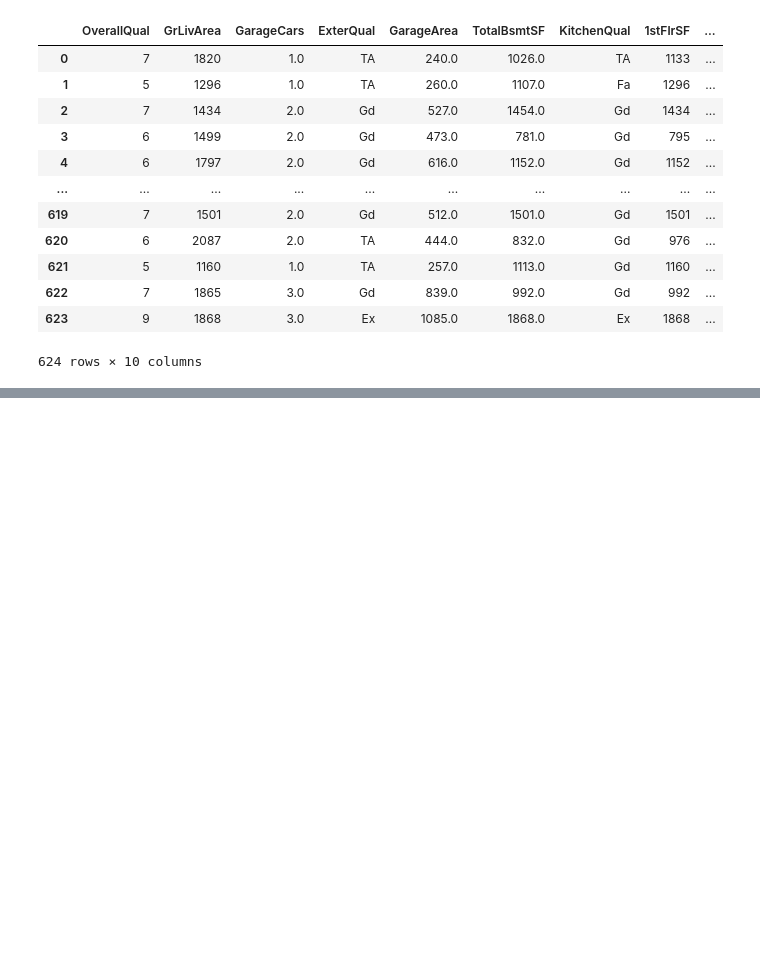
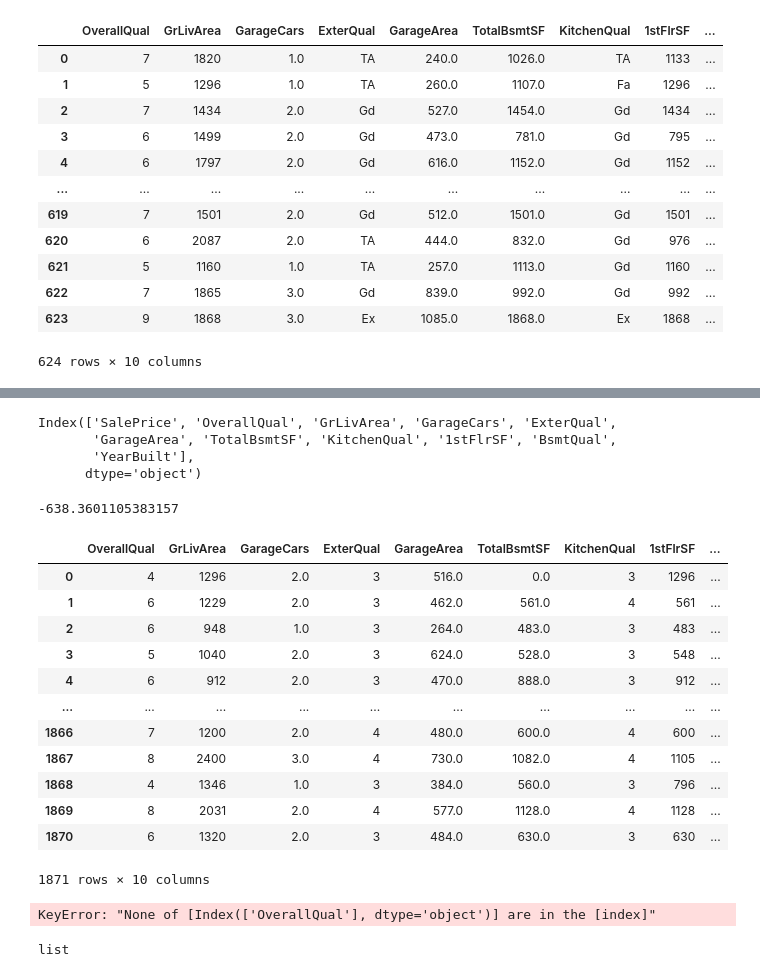
Before and after one commit to nikita-agrawal/Ames-Housing-Analysis, a Jupyter notebook: Julie/LinearModel.ipynb, the cells around one changed output, grey strips where cells are left out. Cells and saved outputs as stored; diff of their text form; code cells hidden in the pictures; blank space fills up the shorter version.

```diff
--- a/Julie/LinearModel.ipynb
+++ b/Julie/LinearModel.ipynb
@@ -273,0 +324,46 @@ test[top10cols].drop('SalePrice', axis=1)
+# %%
+test[top10cols].columns
+# %% [output]
+Index(['SalePrice', 'OverallQual', 'GrLivArea', 'GarageCars', 'ExterQual',
+       'GarageArea', 'TotalBsmtSF', 'KitchenQual', '1stFlrSF', 'BsmtQual',
+       'YearBuilt'],
+      dtype='object')
+# %%
+lr.score(test[top10cols].drop('SalePrice', axis=1), ylabel)
+# %% [output]
+-638.3601105383157
+# %%
+top10df
+# %% [output]
+|  | OverallQual | GrLivArea | GarageCars | ExterQual | GarageArea | TotalBsmtSF | KitchenQual | 1stFlrSF | ... |
+| 0 | 4 | 1296 | 2.0 | 3 | 516.0 | 0.0 | 3 | 1296 | ... |
+| 1 | 6 | 1229 | 2.0 | 3 | 462.0 | 561.0 | 4 | 561 | ... |
+| 2 | 6 | 948 | 1.0 | 3 | 264.0 | 483.0 | 3 | 483 | ... |
+| 3 | 5 | 1040 | 2.0 | 3 | 624.0 | 528.0 | 3 | 548 | ... |
+| 4 | 6 | 912 | 2.0 | 3 | 470.0 | 888.0 | 3 | 912 | ... |
+| ... | ... | ... | ... | ... | ... | ... | ... | ... | ... |
+| 1866 | 7 | 1200 | 2.0 | 4 | 480.0 | 600.0 | 4 | 600 | ... |
+| 1867 | 8 | 2400 | 3.0 | 4 | 730.0 | 1082.0 | 4 | 1105 | ... |
+| 1868 | 4 | 1346 | 1.0 | 3 | 384.0 | 560.0 | 3 | 796 | ... |
+| 1869 | 8 | 2031 | 2.0 | 4 | 577.0 | 1128.0 | 4 | 1128 | ... |
+| 1870 | 6 | 1320 | 2.0 | 3 | 484.0 | 630.0 | 3 | 630 | ... |
+1871 rows × 10 columns
+# %%
+score_x = []
+score_y = []
+for i in range(1,11):
+    cols = top10cols[1:i+1]
+    lr.fit(top10df.loc[cols], label)
+    scx = lr.score(top10df.loc[cols], label)
+    score_x.append(scx)
+    scy = lr.score(test.loc[cols], labely)
+    score_y.append(scy)
+print(score)
+# %% [output]
+KeyError: "None of [Index(['OverallQual'], dtype='object')] are in the [index]"
+# %%
+cols = top10cols[:9+1]
+cols = cols[1:]
+type(cols)
+# %% [output]
+list
```
Also changed, not shown: parts of 13 cells of this notebook.
